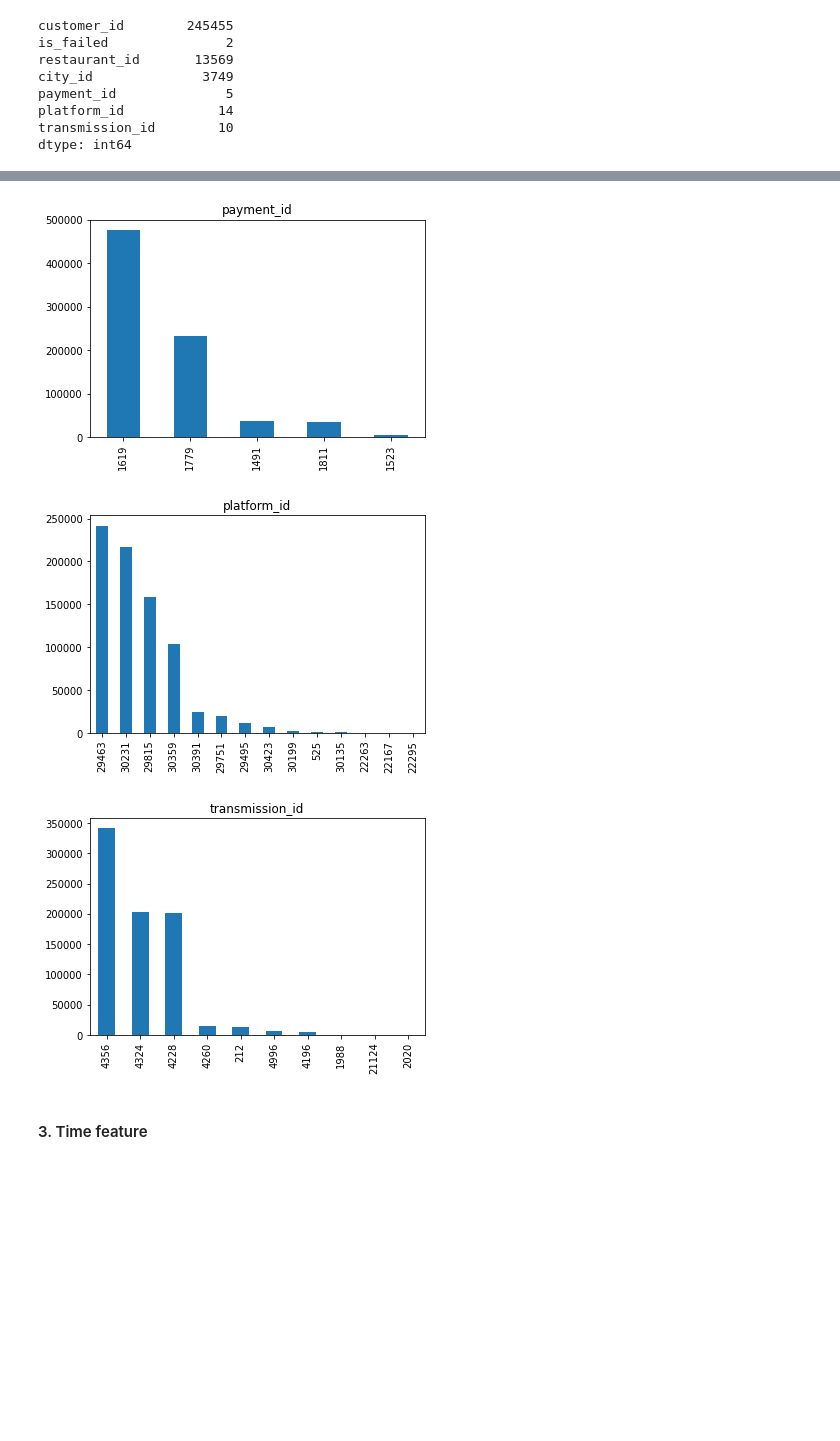
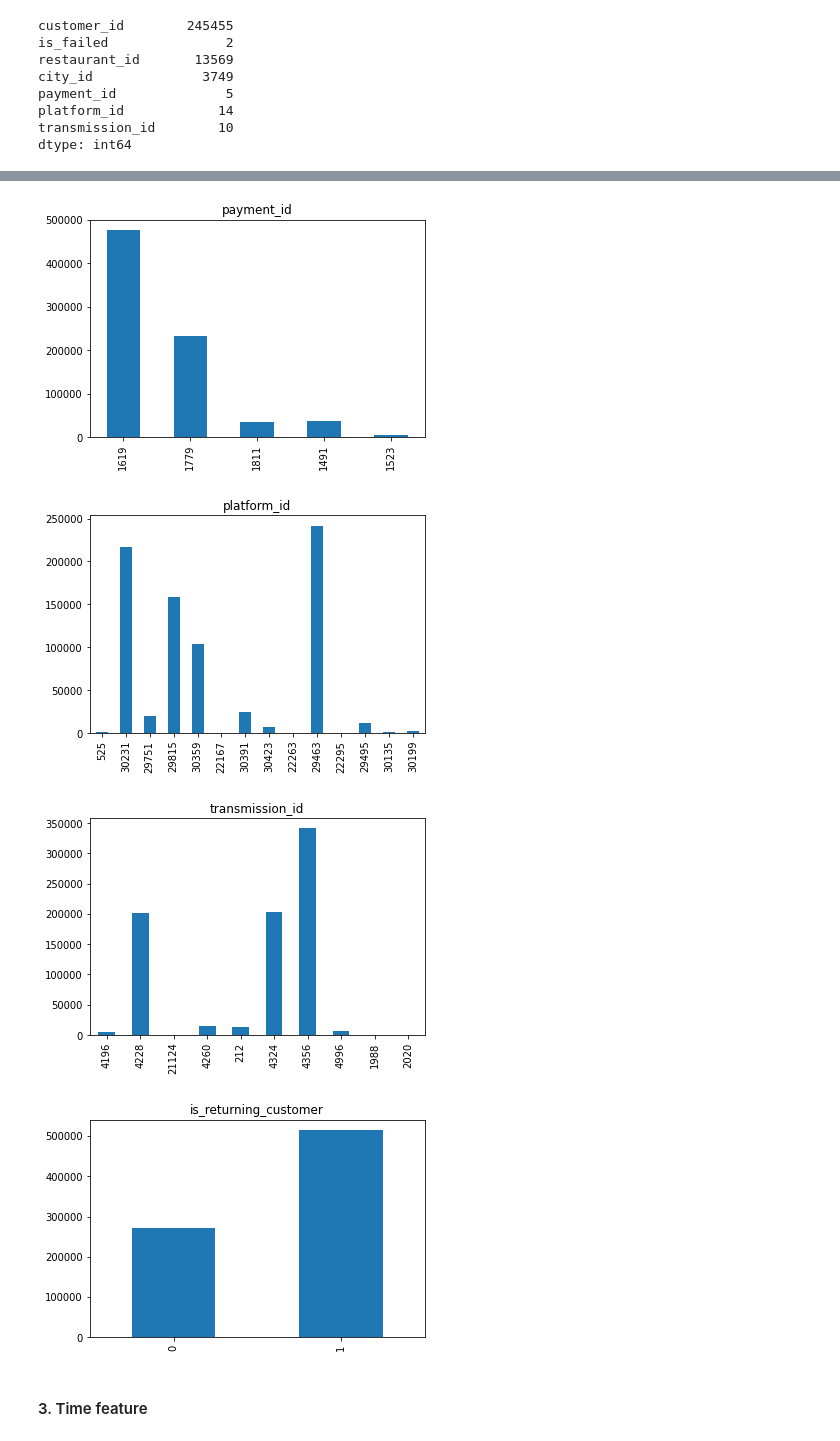
Before and after one commit to amr-jawwad/dragon-fruit, a Jupyter notebook: exploration_notebooks/01_EDA.ipynb, the cells around one changed output, grey strips where cells are left out. Saved outputs shown, nothing was run; the diff lists cells and outputs as text; code cells hidden in the pictures; blank space fills up the shorter version.

```diff
--- a/exploration_notebooks/01_EDA.ipynb
+++ b/exploration_notebooks/01_EDA.ipynb
@@ -89,7 +89,7 @@ memory usage: 78.0+ MB
 First we calculate the target variable:
 # %%
 #Calculating the target variable
-Data = CalculateTimeToNextOrder(Data, COUNT_FAILED_ORDERS)
+Data = CalculateTimeBetweenOrders(Data, COUNT_FAILED_ORDERS)
 Data
 # %% [output]
 |  | customer_id | order_date | order_hour | is_failed | voucher_amount | delivery_fee | amount_paid | ... |
@@ -168,17 +168,18 @@ transmission_id        10
 dtype: int64
 # %%
 #For features with reasonable number of categories, let's see the distributions
-for Column in  ['is_failed', 'payment_id', 'platform_id', 'transmission_id']:
+for Column in  ['is_failed', 'payment_id', 'platform_id', 'transmission_id', 'is_returning_customer']:
     plt.figure()
     plt.title(Column)
-    Data[Column].value_counts().plot(kind='bar')
+    Data[Column].value_counts(sort = False).plot(kind='bar')
 
 #Also long-tailed, somehow.
 # %% [output]
 [figure]
 [figure]
-[figure, old version]
+[figure, new version]
-[figure, old version]
+[figure, new version]
+[figure, added]
 # %% [markdown]
 #### 3. Time feature
 # %%
```
Also changed, not shown: parts of 1 cell of this notebook, 3 other files.
